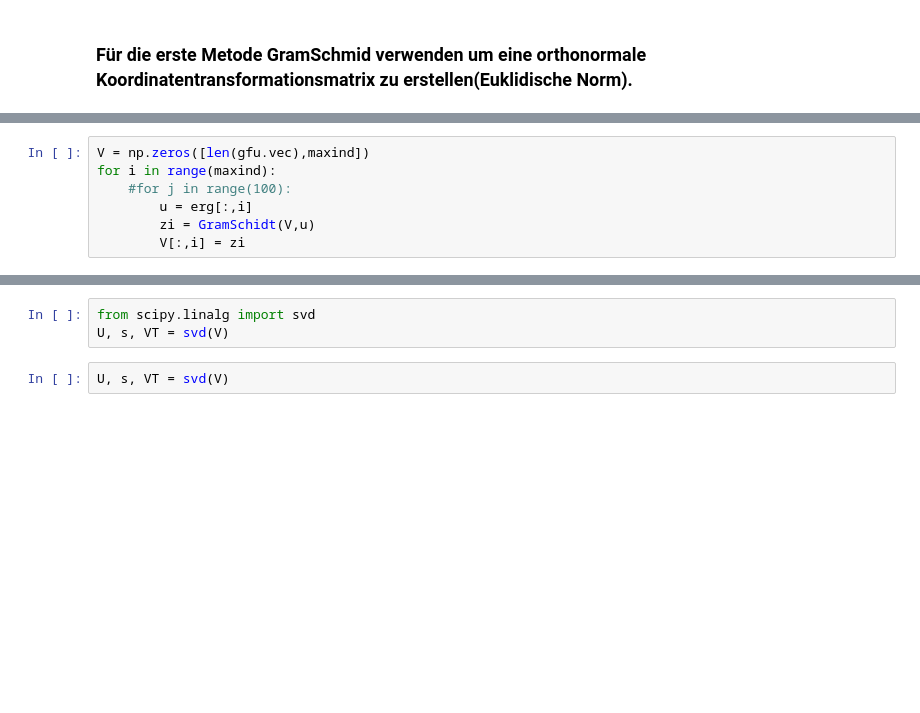
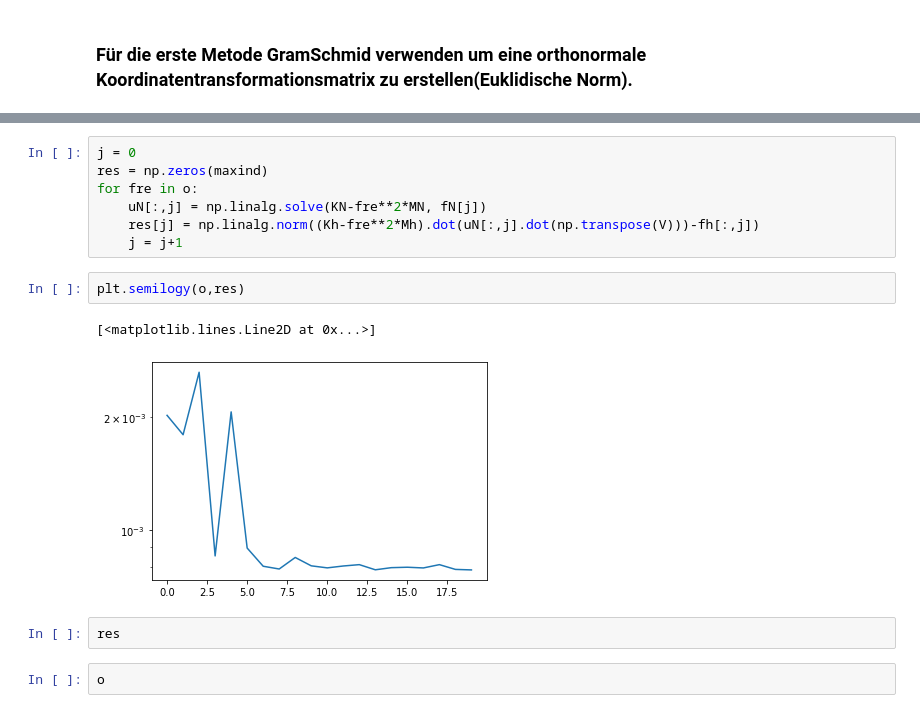
Before and after one commit to huberamanda/reduced_basis_methods, a Jupyter notebook: Alex/Helmholz_equ.ipynb, the cells around one changed output, grey strips where cells are left out. Saved outputs shown, nothing was run; the diff lists cells and outputs as text; blank space fills up the shorter version.

```diff
--- a/Alex/Helmholz_equ.ipynb
+++ b/Alex/Helmholz_equ.ipynb
@@ -260,7 +177,0 @@ def GramSchidt(V,u):
-# %%
-V = np.zeros([len(gfu.vec),maxind])
-for i in range(maxind):
-    #for j in range(100):
-        u = erg[:,i]
-        zi = GramSchidt(V,u)
-        V[:,i] = zi
@@ -300,5 +185,16 @@ plt.savefig('data/resonanz_pi_notnorm.png')
-# %%
-from scipy.linalg import svd
-U, s, VT = svd(V)
-# %%
-U, s, VT = svd(V)
+# %%
+j = 0
+res = np.zeros(maxind)
+for fre in o:
+    uN[:,j] = np.linalg.solve(KN-fre**2*MN, fN[j])
+    res[j] = np.linalg.norm((Kh-fre**2*Mh).dot(uN[:,j].dot(np.transpose(V)))-fh[:,j])
+    j = j+1
+# %%
+plt.semilogy(o,res)
+# %% [output]
+[<matplotlib.lines.Line2D at 0x...>]
+[figure, added]
+# %%
+res
+# %%
+o
```
Also changed, not shown: parts of 24 cells of this notebook, 34 other files.
